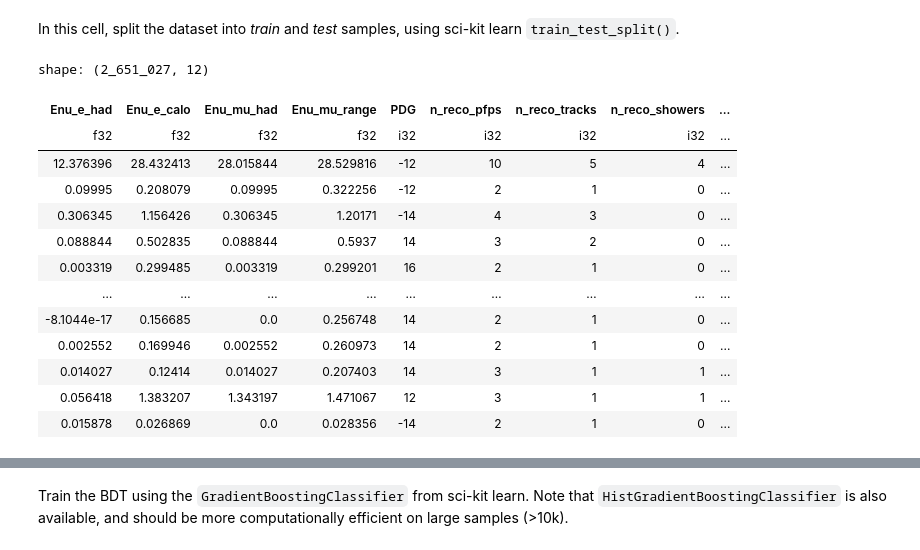
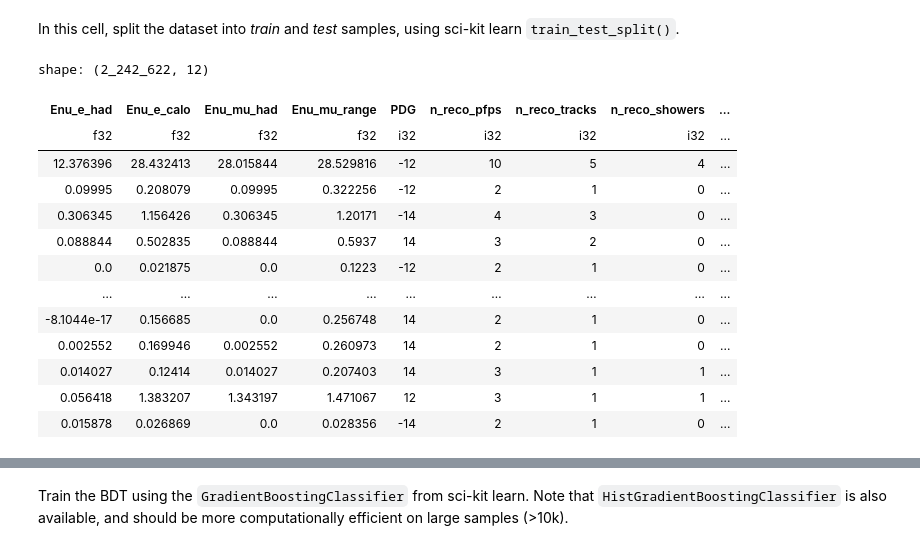
Before and after one commit to bristol-dune/atmospherics-tools, a Jupyter notebook: fast-osc-feedback/BDT-Skeleton.ipynb, the cells around one changed output, grey strips where cells are left out. Drawn from its saved outputs; the diff is of its cells as text; code cells hidden in the pictures.

```diff
--- a/fast-osc-feedback/BDT-Skeleton.ipynb
+++ b/fast-osc-feedback/BDT-Skeleton.ipynb
@@ -27,35 +27,36 @@ muon_mask = pl.col("PDG").abs() == 14
 tau_mask = pl.col("PDG").abs() == 16
 
 electron_inelasticity = 1 - (pl.col("Enu_e_had") / pl.col("Enu_e_calo"))
 muon_inelasticity = 1 - (pl.col("Enu_mu_had") / pl.col("Enu_mu_range"))
 
 nu_mask = pl.col("PDG") > 0
 nubar_mask = pl.col("PDG") < 0
 
 data: pl.DataFrame = (
     pl.concat([df, reco_pfp_df], how="horizontal")
     .filter(pl.col("reco_ok") == True)
     .drop("reco_ok")
     .with_columns(
         pl.when(electron_mask)
         .then(electron_inelasticity)
         .when(muon_mask)
         .then(muon_inelasticity)
         .otherwise(None)
         .alias("inelasticity")
     )
+    .drop_nulls()
 )
 
 data
 # %% [output]
-shape: (2_651_027, 12)
+shape: (2_242_622, 12)
 | Enu_e_had | Enu_e_calo | Enu_mu_had | Enu_mu_range | PDG | n_reco_pfps | n_reco_tracks | n_reco_showers | ... |
 | f32 | f32 | f32 | f32 | i32 | i32 | i32 | i32 | ... |
 | 12.376396 | 28.432413 | 28.015844 | 28.529816 | -12 | 10 | 5 | 4 | ... |
 | 0.09995 | 0.208079 | 0.09995 | 0.322256 | -12 | 2 | 1 | 0 | ... |
 | 0.306345 | 1.156426 | 0.306345 | 1.20171 | -14 | 4 | 3 | 0 | ... |
 | 0.088844 | 0.502835 | 0.088844 | 0.5937 | 14 | 3 | 2 | 0 | ... |
-| 0.003319 | 0.299485 | 0.003319 | 0.299201 | 16 | 2 | 1 | 0 | ... |
+| 0.0 | 0.021875 | 0.0 | 0.1223 | -12 | 2 | 1 | 0 | ... |
 | … | … | … | … | … | … | … | … | ... |
 | -8.1044e-17 | 0.156685 | 0.0 | 0.256748 | 14 | 2 | 1 | 0 | ... |
 | 0.002552 | 0.169946 | 0.002552 | 0.260973 | 14 | 2 | 1 | 0 | ... |
```
Also changed, not shown: parts of 10 cells of this notebook.
